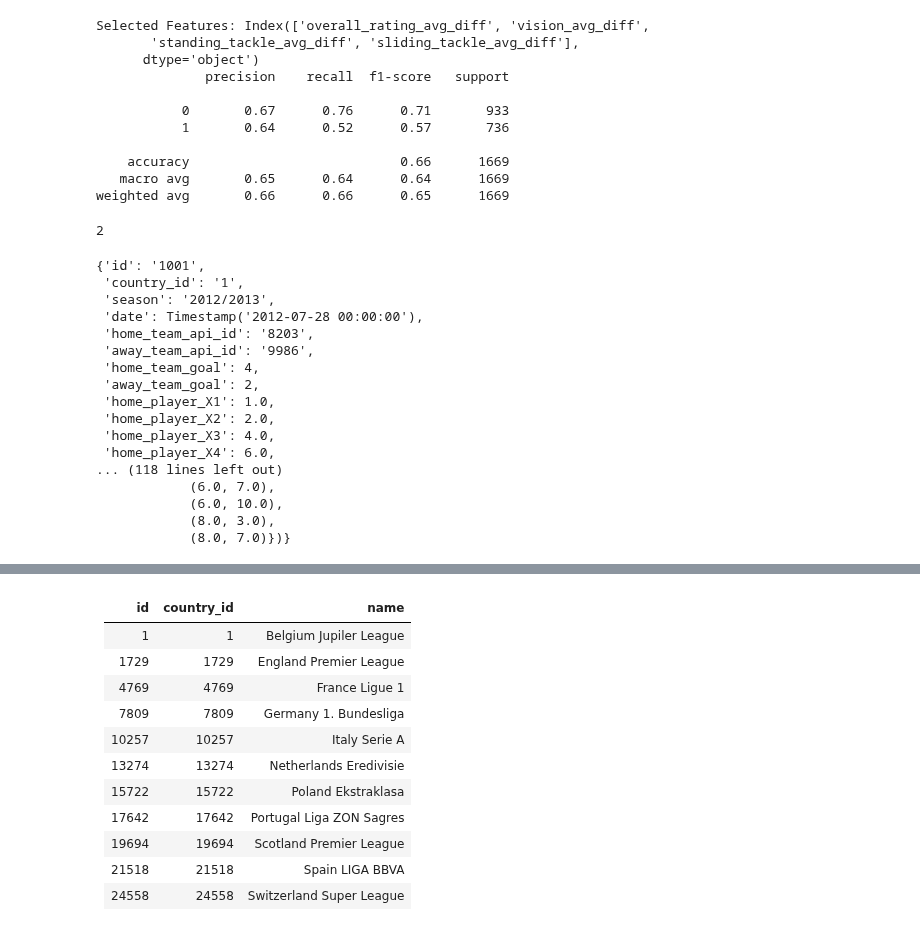
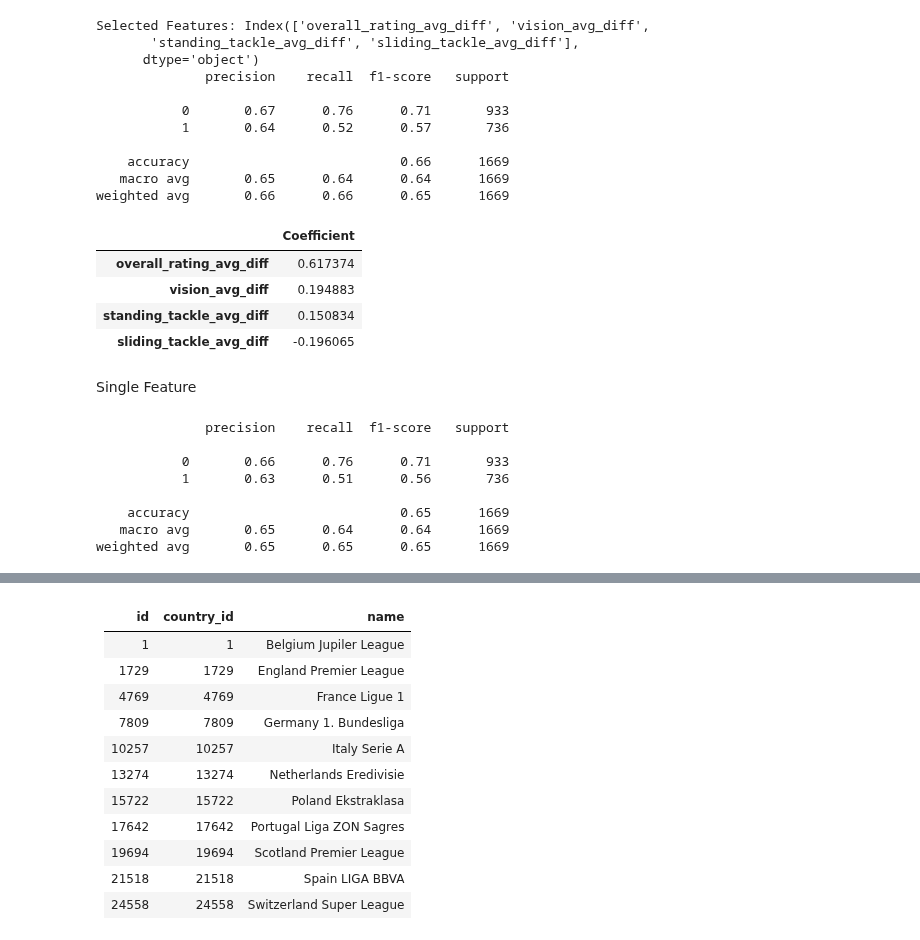
Before and after one commit to gediminas-skvarnavicius/football-db-analysis, a Jupyter notebook: analysis.ipynb, the cells around one changed output, grey strips where cells are left out. Cells and saved outputs as stored; diff of their text form; code cells hidden in the pictures.

Commit message:
single feature fit

```diff
--- a/analysis.ipynb
+++ b/analysis.ipynb
@@ -1295,29 +1252,45 @@ Selected Features: Index(['overall_rating_avg_diff', 'vision_avg_diff',
     accuracy                           0.66      1669
    macro avg       0.65      0.64      0.64      1669
 weighted avg       0.66      0.66      0.65      1669
-# %%
-mat.away_player_pos
-next(key for key, val in mat.away_player_pos.items() if val == (2,3))
-# %% [output]
-2
-# %%
-# match_raw.iloc[1000][['home_player_'+str(i) for i in np.arange(1,12)]].values
-match_raw.iloc[1000].to_dict()
-# %% [output]
-{'id': '1001',
- 'country_id': '1',
- 'season': '2012/2013',
- 'date': Timestamp('2012-07-28 00:00:00'),
- 'home_team_api_id': '8203',
- 'away_team_api_id': '9986',
- 'home_team_goal': 4,
- 'away_team_goal': 2,
- 'home_player_X1': 1.0,
- 'home_player_X2': 2.0,
- 'home_player_X3': 4.0,
- 'home_player_X4': 6.0,
-... (118 lines left out)
-            (6.0, 7.0),
-            (6.0, 10.0),
-            (8.0, 3.0),
-            (8.0, 7.0)})}
+# %%
+pd.DataFrame(logreg_model_rfe.coef_.transpose(),selected_features,columns=['Coefficient'])
+# %% [output]
+|  | Coefficient |
+| overall_rating_avg_diff | 0.617374 |
+| vision_avg_diff | 0.194883 |
+| standing_tackle_avg_diff | 0.150834 |
+| sliding_tackle_avg_diff | -0.196065 |
+# %% [markdown]
+Single Feature
+# %%
+home_win_target = match_win_players["home_team_win"]
+home_win_player_features = match_win_players['overall_rating_avg_diff']
+
+# Splitting the data into training and test sets
+X_train, X_test, y_train, y_test = train_test_split(
+    home_win_player_features, home_win_target, test_size=0.33, random_state=1
+)
+
+# Scaling the data
+player_feat_scaler = StandardScaler()
+X_train = player_feat_scaler.fit_transform(X_train.values.reshape(-1, 1))
+X_test = player_feat_scaler.fit_transform(X_test.values.reshape(-1, 1))
+
+# Fit the logistic regression model
+logreg_overal_rating = LogisticRegression()
+logreg_overal_rating.fit(X_train, y_train)
+
+# Predict using the trained model with selected features
+predictions_overal_rating = logreg_overal_rating.predict(X_test)
+
+# Print the predicted probabilities
+print(classification_report(y_test, predictions_overal_rating.round()))
+# %% [output]
+              precision    recall  f1-score   support
+
+           0       0.66      0.76      0.71       933
+           1       0.63      0.51      0.56       736
+
+    accuracy                           0.65      1669
+   macro avg       0.65      0.64      0.64      1669
+weighted avg       0.65      0.65      0.65      1669
```
Also changed, not shown: parts of 12 cells of this notebook.
